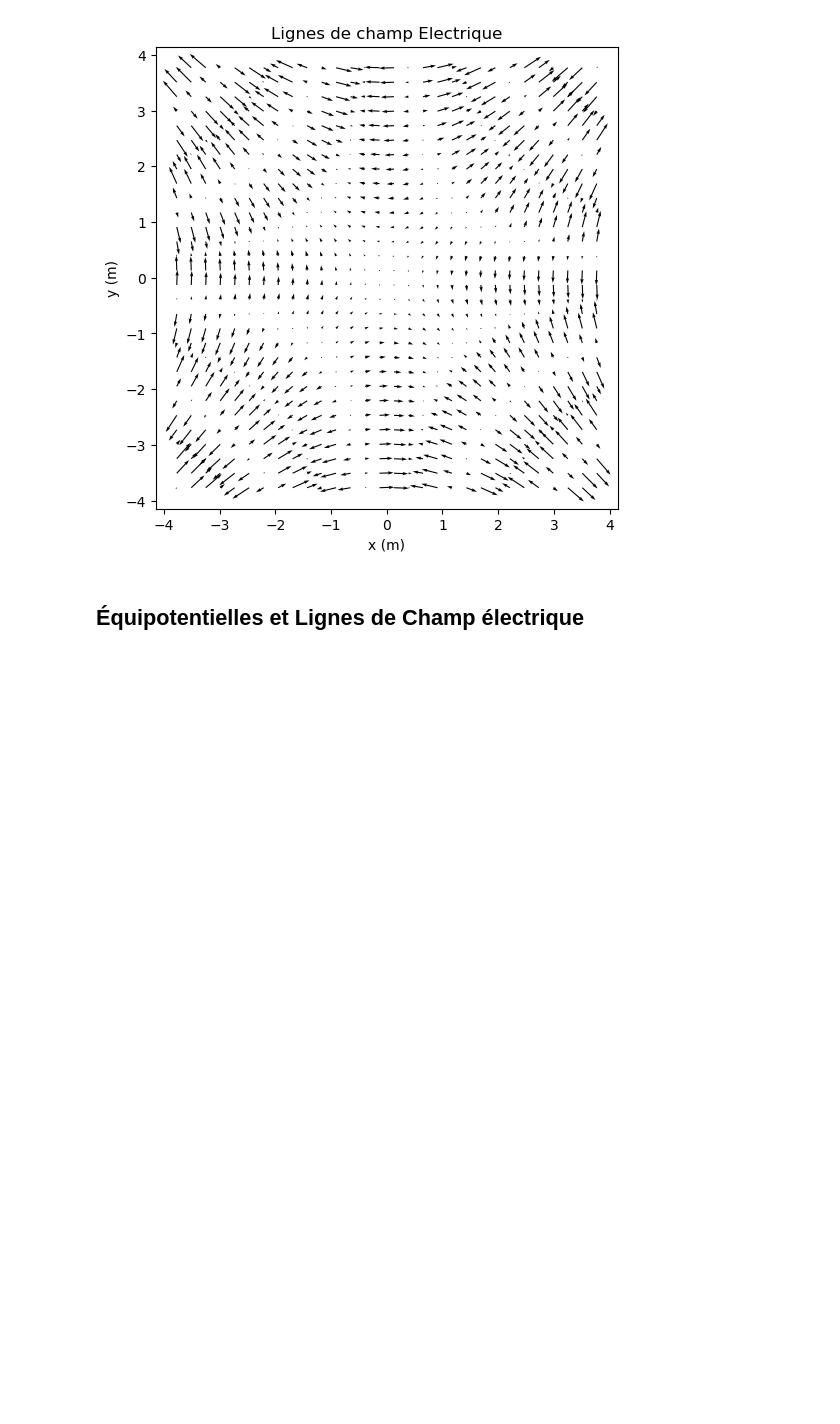
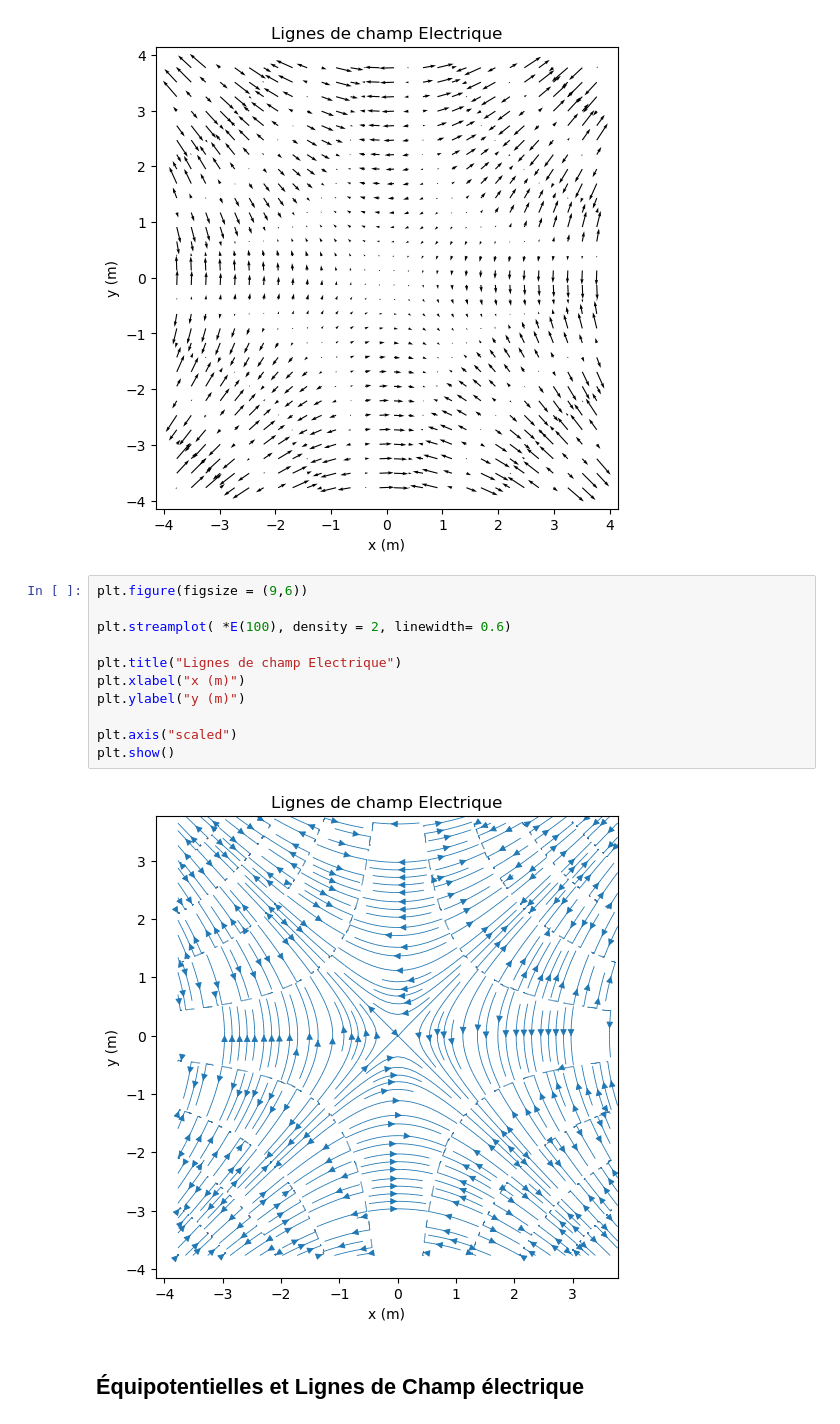
Before and after one commit to Brice-KENGNI-ZANGUIM/Python-pour-les-Mathematiques, a Jupyter notebook: Visualiser un champ de vecteurs.ipynb, the cells around one changed output. Saved outputs shown, nothing was run; the diff lists cells and outputs as text; blank space fills up the shorter version.

Commit message:
Champ de vecteurs

```diff
--- a/Visualiser un champ de vecteurs.ipynb
+++ b/Visualiser un champ de vecteurs.ipynb
@@ -245,6 +245,19 @@ plt.axis("scaled")
 plt.show()
 # %% [output]
 [figure]
+# %%
+plt.figure(figsize = (9,6))
+
+plt.streamplot( *E(100), density = 2, linewidth= 0.6)
+
+plt.title("Lignes de champ Electrique")
+plt.xlabel("x (m)")
+plt.ylabel("y (m)")
+
+plt.axis("scaled")
+plt.show()
+# %% [output]
+[figure, added]
 # %% [markdown]
 <h2>  <strong>  Équipotentielles et Lignes de Champ électrique
 # %%
```
Also changed, not shown: parts of 1 cell of this notebook.
